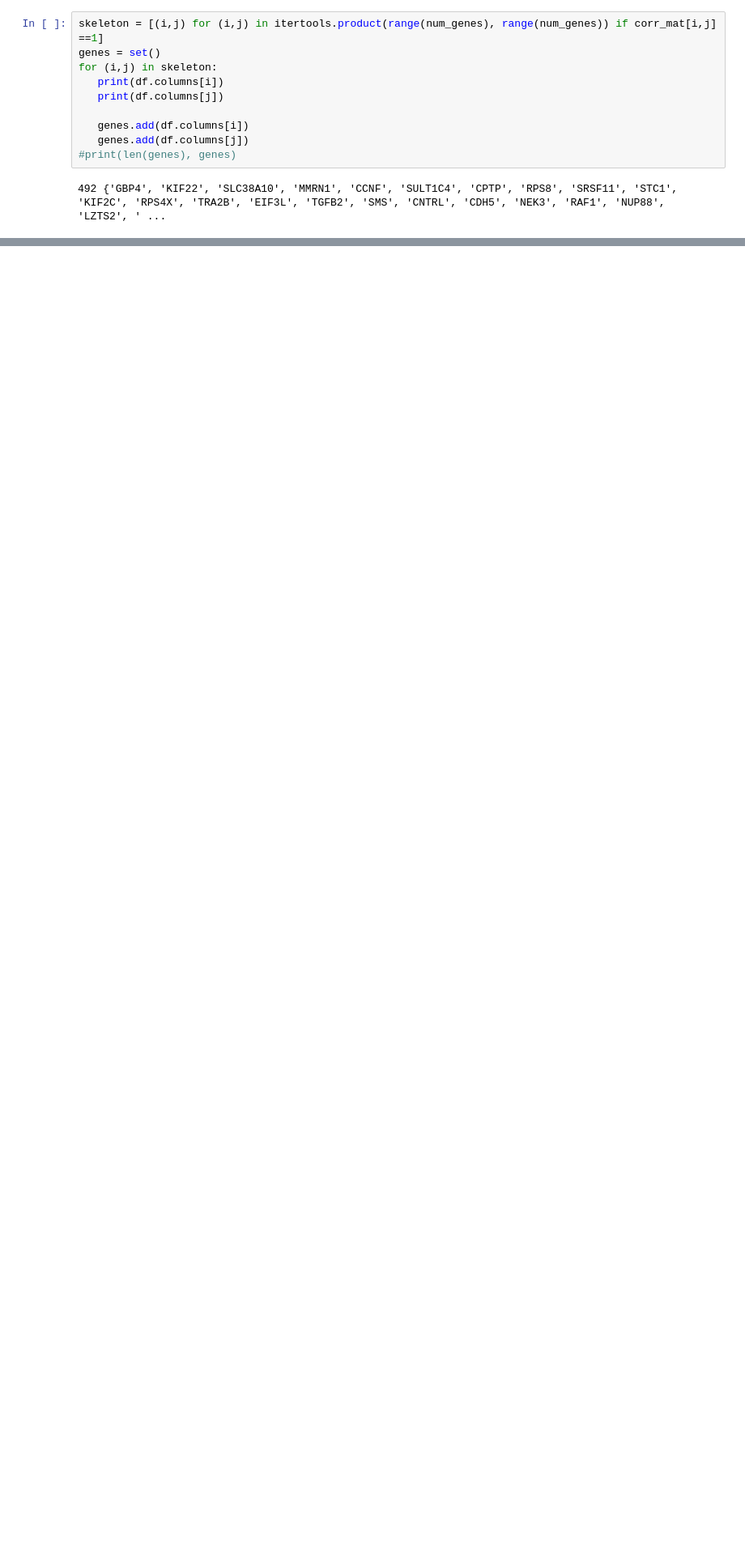
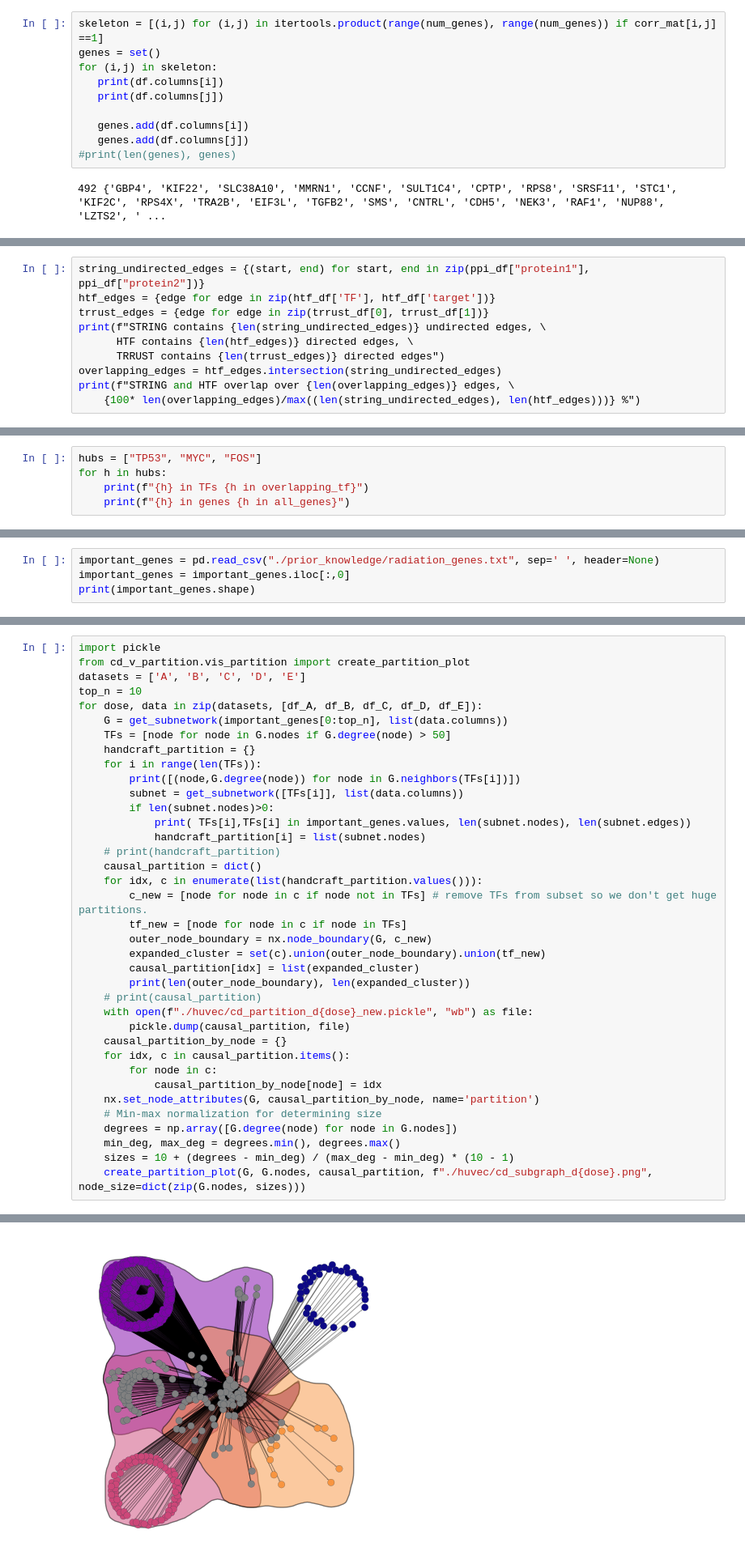
Before and after one commit to shahashka/lucid_cd, a Jupyter notebook: data/superstructure.ipynb, the cells around one changed output, grey strips where cells are left out. Shown at 81% size. Drawn from its saved outputs; the diff is of its cells as text; blank space fills up the shorter version.

```diff
--- a/data/superstructure.ipynb
+++ b/data/superstructure.ipynb
@@ -93,0 +221,10 @@ for (i,j) in skeleton:
+# %%
+string_undirected_edges = {(start, end) for start, end in zip(ppi_df["protein1"], ppi_df["protein2"])}
+htf_edges = {edge for edge in zip(htf_df['TF'], htf_df['target'])}
+trrust_edges = {edge for edge in zip(trrust_df[0], trrust_df[1])}
+print(f"STRING contains {len(string_undirected_edges)} undirected edges, \
+      HTF contains {len(htf_edges)} directed edges, \
+      TRRUST contains {len(trrust_edges)} directed edges")
+overlapping_edges = htf_edges.intersection(string_undirected_edges)
+print(f"STRING and HTF overlap over {len(overlapping_edges)} edges, \
+    {100* len(overlapping_edges)/max((len(string_undirected_edges), len(htf_edges)))} %")
@@ -93,0 +247,5 @@ for (i,j) in skeleton:
+# %%
+hubs = ["TP53", "MYC", "FOS"]
+for h in hubs:
+    print(f"{h} in TFs {h in overlapping_tf}")
+    print(f"{h} in genes {h in all_genes}")
@@ -93,0 +289,4 @@ for (i,j) in skeleton:
+# %%
+important_genes = pd.read_csv("./prior_knowledge/radiation_genes.txt", sep=' ', header=None)
+important_genes = important_genes.iloc[:,0]
+print(important_genes.shape)
@@ -93,0 +370,38 @@ for (i,j) in skeleton:
+# %%
+import pickle
+from cd_v_partition.vis_partition import create_partition_plot
+datasets = ['A', 'B', 'C', 'D', 'E']
+top_n = 10
+for dose, data in zip(datasets, [df_A, df_B, df_C, df_D, df_E]):
+    G = get_subnetwork(important_genes[0:top_n], list(data.columns))
+    TFs = [node for node in G.nodes if G.degree(node) > 50]
+    handcraft_partition = {}
+    for i in range(len(TFs)):
+        print([(node,G.degree(node)) for node in G.neighbors(TFs[i])])
+        subnet = get_subnetwork([TFs[i]], list(data.columns))
+        if len(subnet.nodes)>0:
+            print( TFs[i],TFs[i] in important_genes.values, len(subnet.nodes), len(subnet.edges))
+            handcraft_partition[i] = list(subnet.nodes)
+    # print(handcraft_partition)
+    causal_partition = dict()
+    for idx, c in enumerate(list(handcraft_partition.values())):
+        c_new = [node for node in c if node not in TFs] # remove TFs from subset so we don't get huge partitions.
+        tf_new = [node for node in c if node in TFs]
+        outer_node_boundary = nx.node_boundary(G, c_new)
+        expanded_cluster = set(c).union(outer_node_boundary).union(tf_new)
+        causal_partition[idx] = list(expanded_cluster)
+        print(len(outer_node_boundary), len(expanded_cluster))
+    # print(causal_partition)
+    with open(f"./huvec/cd_partition_d{dose}_new.pickle", "wb") as file:
+        pickle.dump(causal_partition, file)
+    causal_partition_by_node = {}
+    for idx, c in causal_partition.items():
+        for node in c:
+            causal_partition_by_node[node] = idx
+    nx.set_node_attributes(G, causal_partition_by_node, name='partition')
+    # Min-max normalization for determining size
+    degrees = np.array([G.degree(node) for node in G.nodes])
+    min_deg, max_deg = degrees.min(), degrees.max()
+    sizes = 10 + (degrees - min_deg) / (max_deg - min_deg) * (10 - 1)
+    create_partition_plot(G, G.nodes, causal_partition, f"./huvec/cd_subgraph_d{dose}.png", node_size=dict(zip(G.nodes, sizes)))
+# %% [output]
@@ -93,0 +425 @@ for (i,j) in skeleton:
+[figure, added]
```
Also changed, not shown: parts of 25 cells of this notebook, 35 other files.
